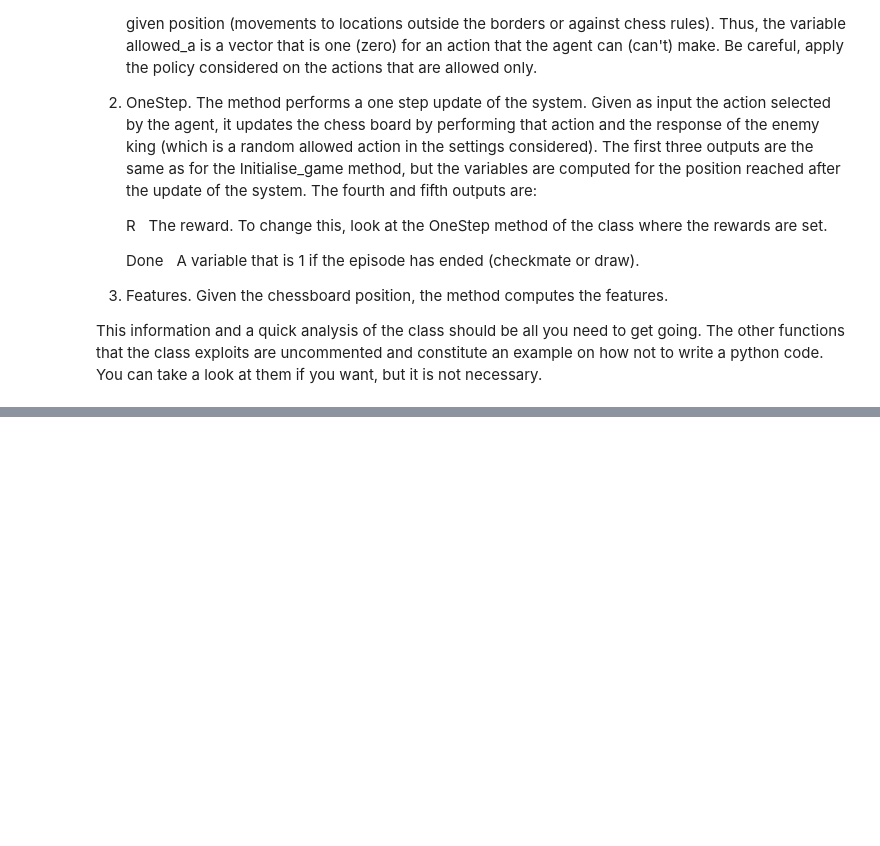
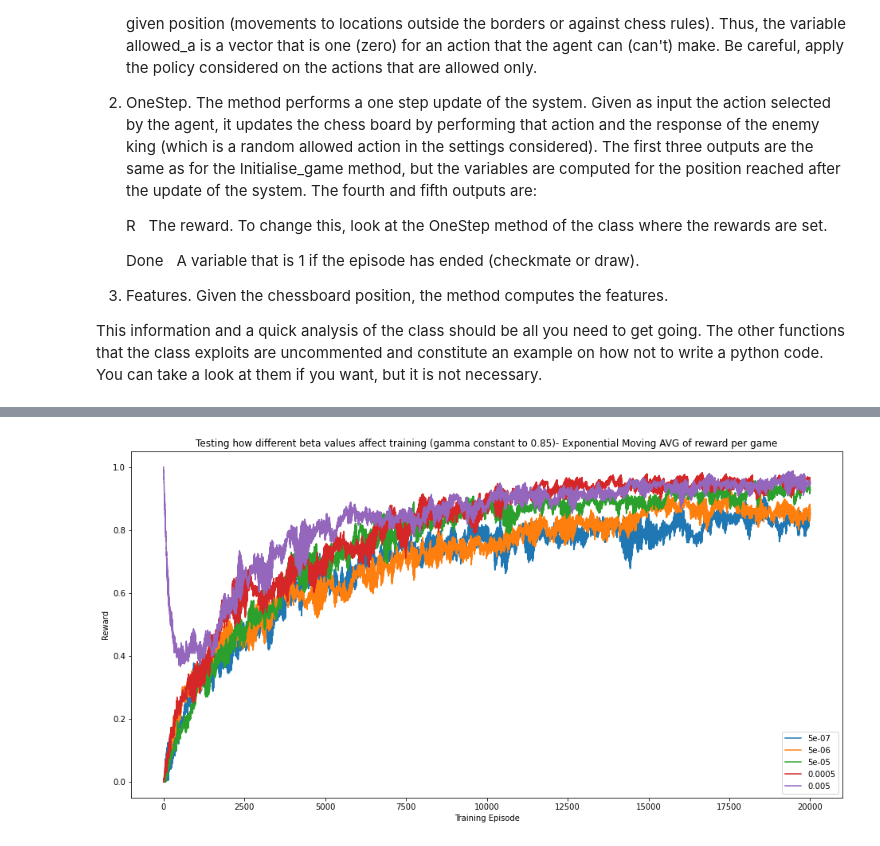
Before and after one commit to bzamanlooy/super-chess, a Jupyter notebook: Assignment/Assignment.ipynb, the cells around one changed output, grey strips where cells are left out. Cells and saved outputs as stored; diff of their text form; code cells hidden in the pictures; blank space fills up the shorter version.

```diff
--- a/Assignment/Assignment.ipynb
+++ b/Assignment/Assignment.ipynb
@@ -471,9 +494,3 @@ class RMSProp:
         New_grads= Grads / (np.sqrt(self.gs) + self.epsilon)
 
         return New_grads
-# %%
-X_train = np.array([[i] for i in range(100)])
-
-# y_train = np.cos(X_train)
-
-y_train = np.square(X_train)
@@ -922,0 +852,9 @@ plt.show()
+# %%
+beta_rewards = []
+beta_moves = []
+
+for beta in [5e-7 ,5e-6 ,5e-5, 5e-4, 5e-3]:
+    print(f'Current beta: {beta}')
+    R_save, N_moves_save, Q_nn = Qlearning(N_episodes= 20000, beta= beta, optimization_alg=  'GD')
+    beta_rewards.append(R_save)
+    beta_moves.append(N_moves_save)
@@ -922,0 +879,5 @@ plt.show()
+# %%
+plot_exponential_moving_avgs(beta_rewards, plot_labels= [5e-7 ,5e-6 ,5e-5, 5e-4, 5e-3],
+                             title = 'Testing how different beta values affect training (gamma constant to 0.85)- Exponential Moving AVG of reward per game')
+# %% [output]
+[figure, added]
```
Also changed, not shown: parts of 68 cells of this notebook, 12 other files.
